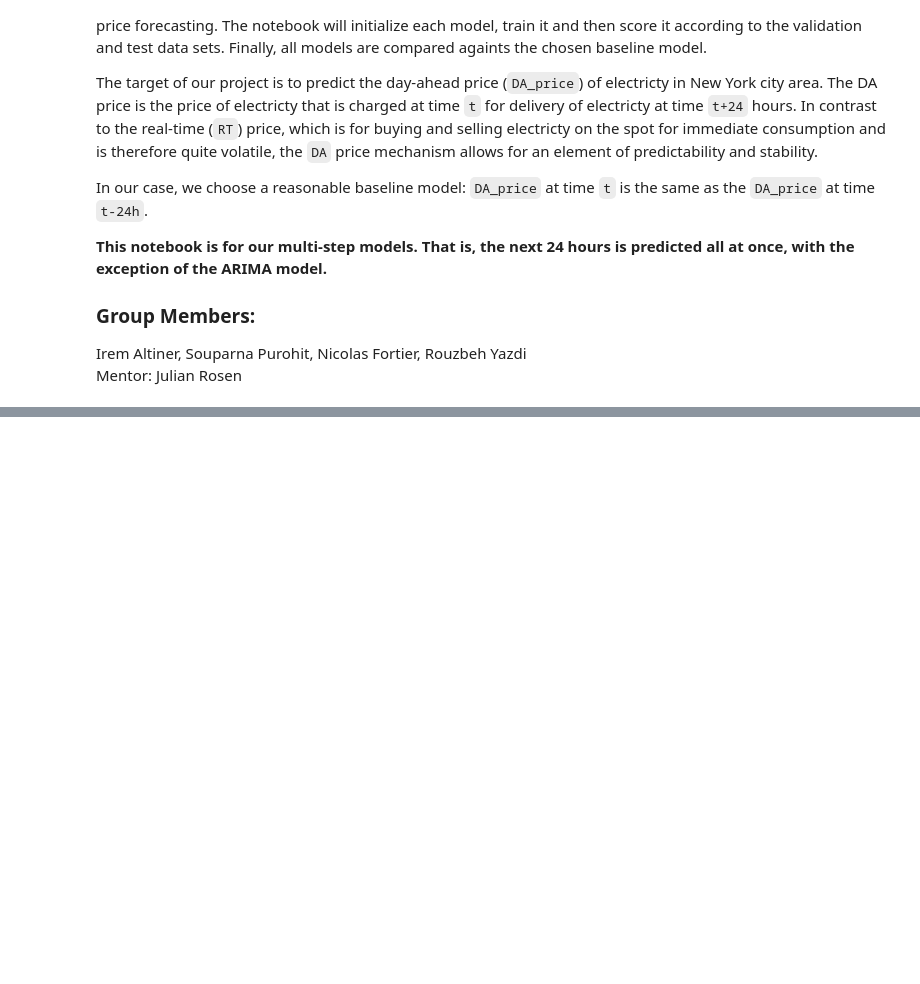
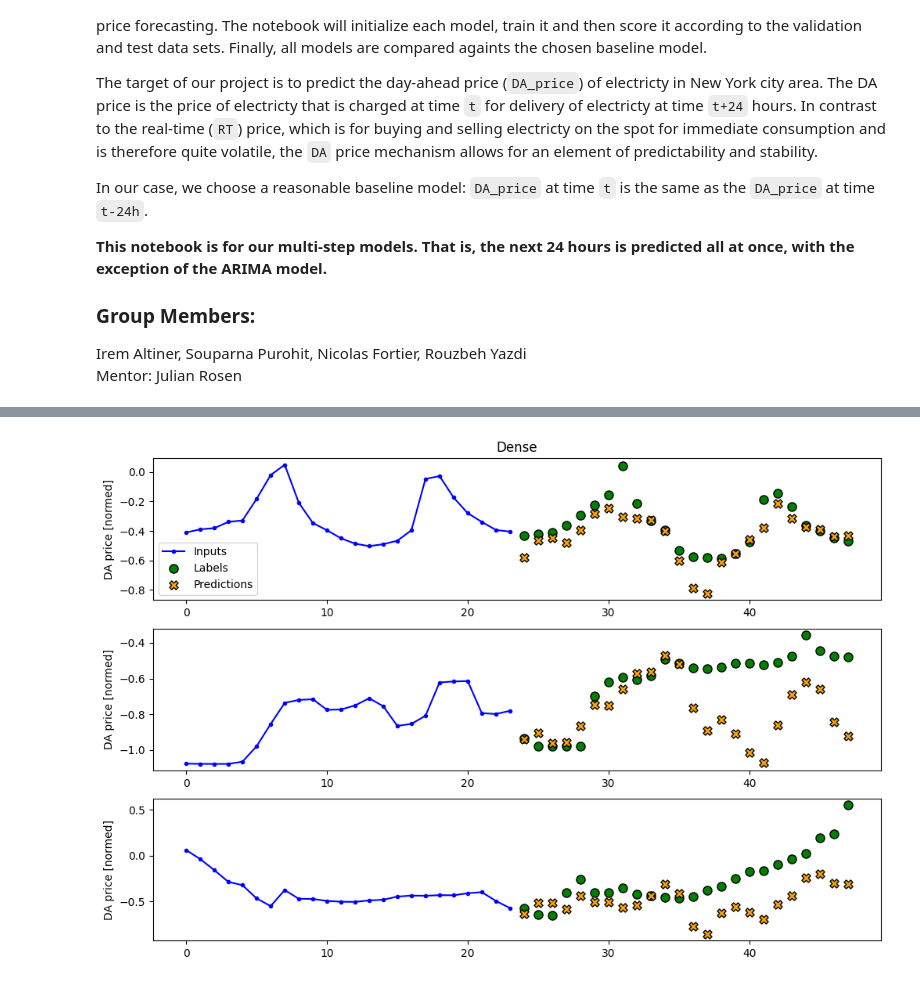
Before and after one commit to nikisil/ExecutiveHour, a Jupyter notebook: final/multi_step_models/ExecutiveHour.ipynb, the cells around one changed output, grey strips where cells are left out. Saved outputs shown, nothing was run; the diff lists cells and outputs as text; code cells hidden in the pictures; blank space fills up the shorter version.

```diff
--- a/final/multi_step_models/ExecutiveHour.ipynb
+++ b/final/multi_step_models/ExecutiveHour.ipynb
@@ -24,0 +132,4 @@ ModuleNotFoundError: No module named 'rouz_helpers'
+# %%
+fig3 = multi_window.plot(dense_model, colors=['blue','green','orange'], title='Dense')
+# %% [output]
+[figure, added]
```
Also changed, not shown: parts of 26 cells of this notebook, 2 other files.
